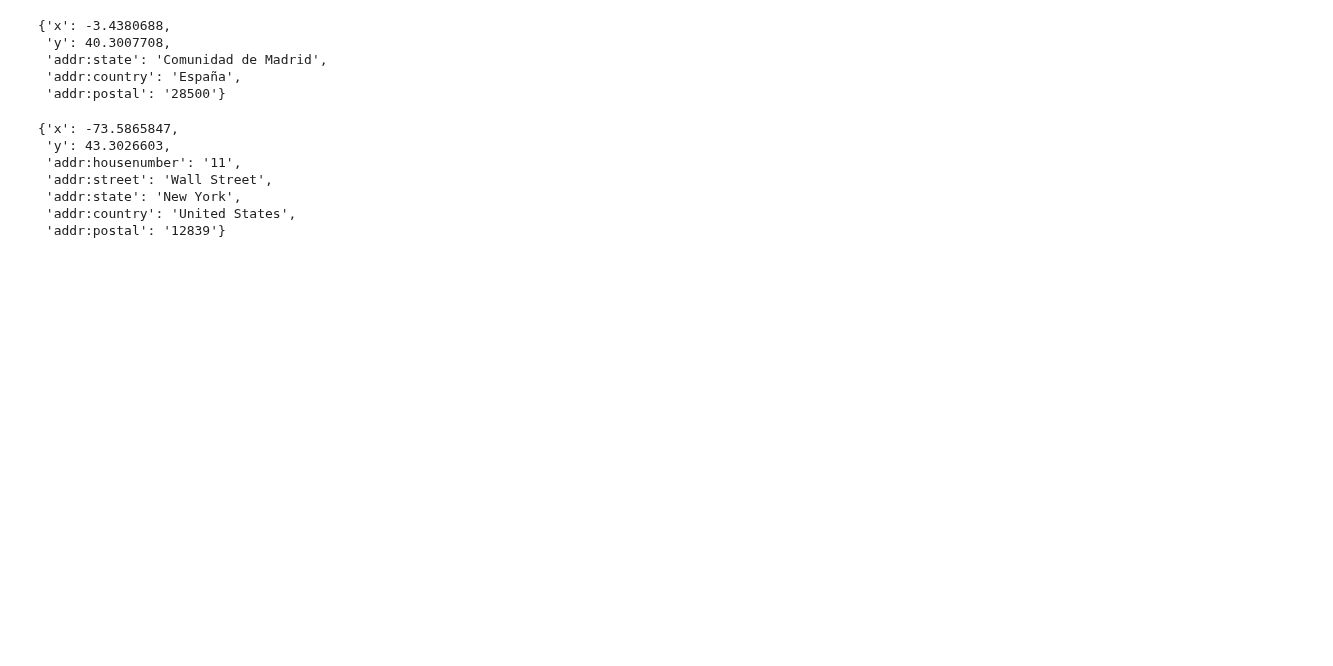
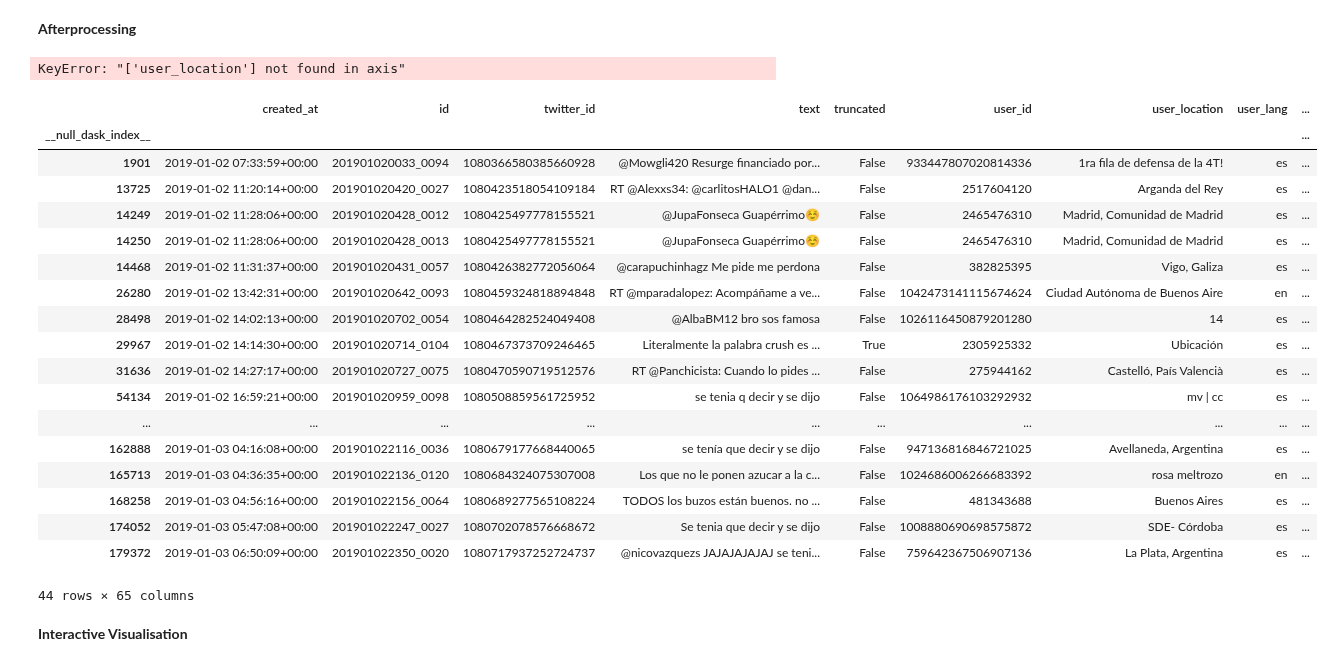
Before and after one commit to thereallinusrg/LILI, a Jupyter notebook: code/geocoding.ipynb, the cells around one changed output. Drawn from its saved outputs; the diff is of its cells as text; code cells hidden in the pictures; blank space fills up the shorter version.

Commit message:
geocoding workflow and first visualisation

```diff
--- a/code/geocoding.ipynb
+++ b/code/geocoding.ipynb
@@ -20,0 +16,7 @@ AttributeError: 'Location' object has no attribute 'osm'
+# %%
+#drop all duplicates
+geocoded_innovations = innovations.drop_duplicates(subset = "user_location", keep ="first")
+#drop all rows with lat/lon
+geocoded_innovations = geocoded_innovations[geocoded_innovations["longitude"].isna() & geocoded_innovations["latitude"].isna()]
+#only "user_location" column
+geocoded_innovations = geocoded_innovations[["user_location"]]
@@ -21,3 +25,4 @@ AttributeError: 'Location' object has no attribute 'osm'
 # %%
-geolocator = Nominatim(user_agent="myapp")
-geolocator.geocode("Eggried 8, 6319 Allenwinden")
+geolocator = Nominatim(user_agent="Eric")
+
+geocoded_innovations["geocoded"] = geocoded_innovations.user_location.apply(geolocator.geocode)
@@ -46,23 +29,45 @@ g.osm
-# %%
-g =geocoder.osm("Arganda del Rey")
-g.osm
-# %% [output]
-{'x': -3.4380688,
- 'y': 40.3007708,
- 'addr:state': 'Comunidad de Madrid',
- 'addr:country': 'España',
- 'addr:postal': '28500'}
-# %%
-g = geocoder.osm('11 Wall Street, New York')
-
-g
-
-g.osm
-# %% [output]
-{'x': -73.5865847,
- 'y': 43.3026603,
- 'addr:housenumber': '11',
- 'addr:street': 'Wall Street',
- 'addr:state': 'New York',
- 'addr:country': 'United States',
- 'addr:postal': '12839'}
+# %%
+#Store lat and lon in separate columns
+geocoded_innovations['Lat'] = geocoded_innovations["geocoded"].apply(lambda x: x.latitude if x else None)
+geocoded_innovations['Lon'] = geocoded_innovations["geocoded"].apply(lambda x: x.longitude if x else None)
+# %% [markdown]
+**Afterprocessing**
+# %%
+#drop "user_location" column before joining two dataset (dropping column, which can be found in both datasets (apart from index))
+geocoded_innovations.drop("user_location", axis=1, inplace = True)
+
+#joining two dataframes (left join full dataset and geocoded subset)
+result = innovations.join(geocoded_innovations)
+
+#Populate NaN values in columns "geocoded", "Lat" and "Lon" of same locations
+result["geocoded"] = (result["geocoded"].fillna(result.groupby("user_location")["geocoded"].transform("first")))
+result["Lat"] = (result["Lat"].fillna(result.groupby("user_location")["Lat"].transform("first")))
+result["Lon"] = (result["Lon"].fillna(result.groupby("user_location")["Lon"].transform("first")))
+
+result
+# %% [output]
+KeyError: "['user_location'] not found in axis"
+# %%
+result
+# %% [output]
+|  | created_at | id | twitter_id | text | truncated | user_id | user_location | user_lang | ... |
+| __null_dask_index__ |  |  |  |  |  |  |  |  | ... |
+| 1901 | 2019-01-02 07:33:59+00:00 | 201901020033_0094 | 1080366580385660928 | @Mowgli420 Resurge financiado por... | False | 933447807020814336 | 1ra fila de defensa de la 4T! | es | ... |
+| 13725 | 2019-01-02 11:20:14+00:00 | 201901020420_0027 | 1080423518054109184 | RT @Alexxs34: @carlitosHALO1 @dan... | False | 2517604120 | Arganda del Rey | es | ... |
+| 14249 | 2019-01-02 11:28:06+00:00 | 201901020428_0012 | 1080425497778155521 | @JupaFonseca Guapérrimo☺️ | False | 2465476310 | Madrid, Comunidad de Madrid | es | ... |
+| 14250 | 2019-01-02 11:28:06+00:00 | 201901020428_0013 | 1080425497778155521 | @JupaFonseca Guapérrimo☺️ | False | 2465476310 | Madrid, Comunidad de Madrid | es | ... |
+| 14468 | 2019-01-02 11:31:37+00:00 | 201901020431_0057 | 1080426382772056064 | @carapuchinhagz Me pide me perdona | False | 382825395 | Vigo, Galiza | es | ... |
+| 26280 | 2019-01-02 13:42:31+00:00 | 201901020642_0093 | 1080459324818894848 | RT @mparadalopez: Acompáñame a ve... | False | 1042473141115674624 | Ciudad Autónoma de Buenos Aire | en | ... |
+| 28498 | 2019-01-02 14:02:13+00:00 | 201901020702_0054 | 1080464282524049408 | @AlbaBM12 bro sos famosa | False | 1026116450879201280 | 14 | es | ... |
+| 29967 | 2019-01-02 14:14:30+00:00 | 201901020714_0104 | 1080467373709246465 | Literalmente la palabra crush es ... | True | 2305925332 | Ubicación | es | ... |
+| 31636 | 2019-01-02 14:27:17+00:00 | 201901020727_0075 | 1080470590719512576 | RT @Panchicista: Cuando lo pides ... | False | 275944162 | Castelló, País Valencià | es | ... |
+| 54134 | 2019-01-02 16:59:21+00:00 | 201901020959_0098 | 1080508859561725952 | se tenia q decir y se dijo | False | 1064986176103292932 | mv | cc | es | ... |
+| ... | ... | ... | ... | ... | ... | ... | ... | ... | ... |
+| 162888 | 2019-01-03 04:16:08+00:00 | 201901022116_0036 | 1080679177668440065 | se tenía que decir y se dijo | False | 947136816846721025 | Avellaneda, Argentina | es | ... |
+| 165713 | 2019-01-03 04:36:35+00:00 | 201901022136_0120 | 1080684324075307008 | Los que no le ponen azucar a la c... | False | 1024686006266683392 | rosa meltrozo | en | ... |
+| 168258 | 2019-01-03 04:56:16+00:00 | 201901022156_0064 | 1080689277565108224 | TODOS los buzos están buenos. no ... | False | 481343688 | Buenos Aires | es | ... |
+| 174052 | 2019-01-03 05:47:08+00:00 | 201901022247_0027 | 1080702078576668672 | Se tenia que decir y se dijo | False | 1008880690698575872 | SDE- Córdoba | es | ... |
+| 179372 | 2019-01-03 06:50:09+00:00 | 201901022350_0020 | 1080717937252724737 | @nicovazquezs JAJAJAJAJAJ se teni... | False | 759642367506907136 | La Plata, Argentina | es | ... |
+44 rows × 65 columns
+# %% [markdown]
+**Interactive Visualisation**
```
Also changed, not shown: parts of 18 cells of this notebook.
